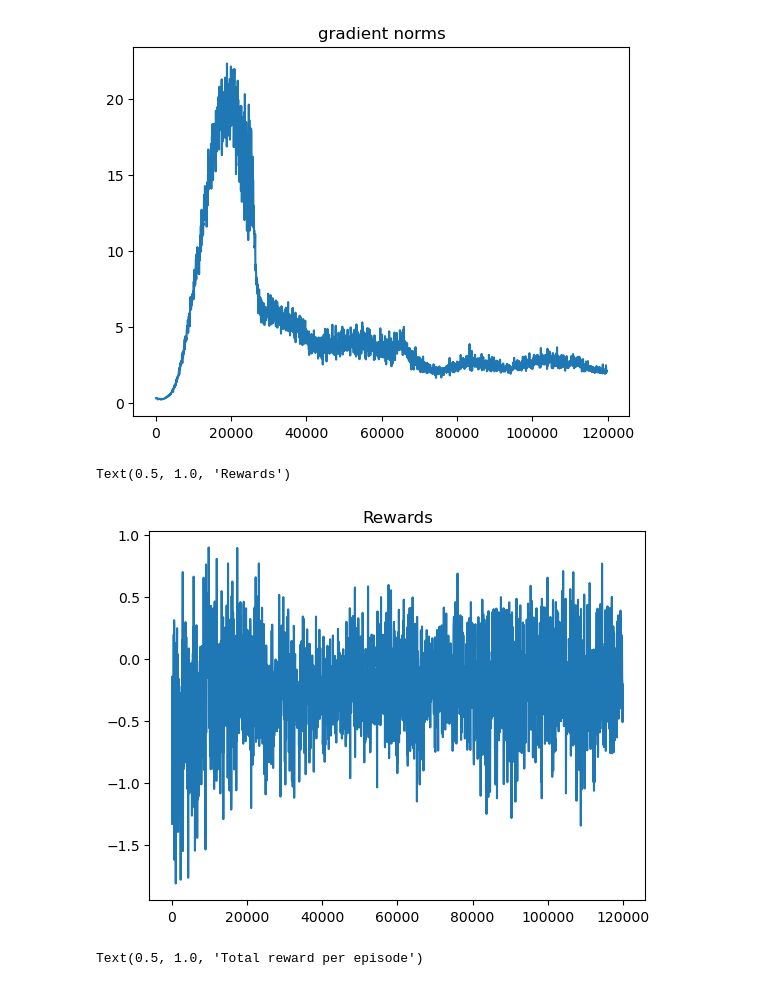
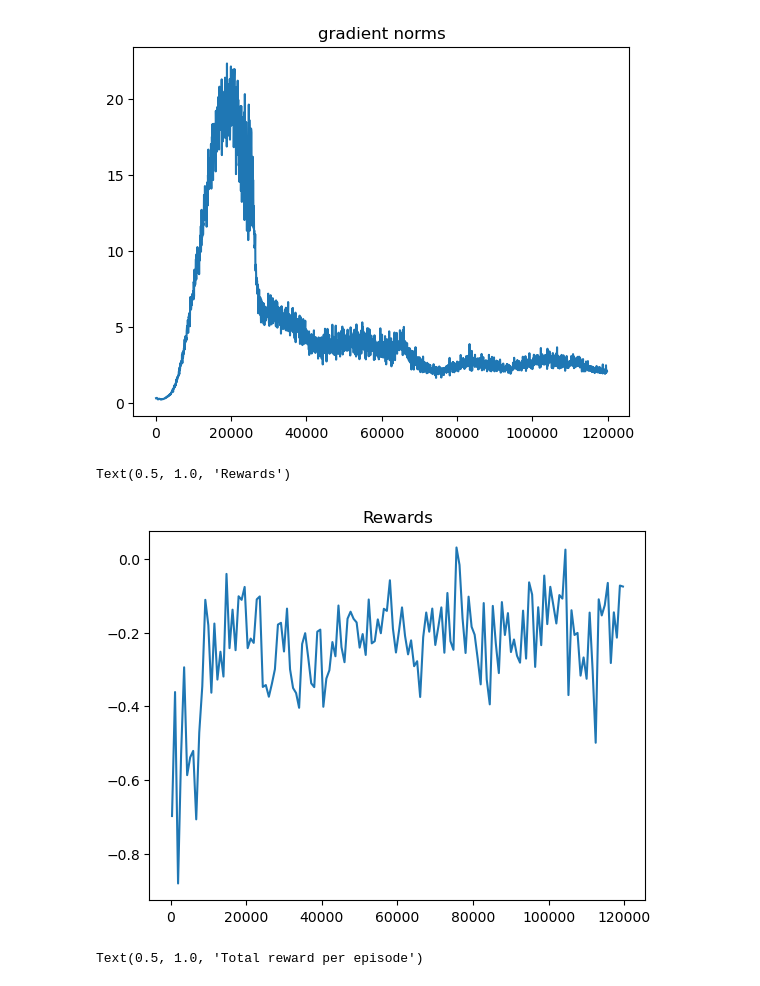
Before and after one commit to vinzenzuhr/RL_VisualSymptomChecker, a Jupyter notebook: RL environment.ipynb, the cells around one changed output. Saved outputs shown, nothing was run; the diff lists cells and outputs as text; code cells hidden in the pictures.

```diff
--- a/RL environment.ipynb
+++ b/RL environment.ipynb
@@ -110,7 +110,7 @@ class Env:
                 likelihood+=(1-self._condition_symptom_probabilities[condition][symptom])
 
         prior = self._current_state[list(self._condition_symptom_probabilities.keys()).index(condition)]
-        return likelihood*prior
+        return likelihood+prior
 
     def reward(self) -> float:
         #TODO: Is it a problem when the reward gets smaller and smaller?
@@ -315,12 +315,12 @@ plt.title("gradient norms")
 Text(0.5, 1.0, 'gradient norms')
 [figure]
 # %%
-t,y = averagewindow(rewards, d=50)
+t,y = averagewindow(rewards, d=800)
 plt.plot(t,y)
 plt.title("Rewards")
 # %% [output]
 Text(0.5, 1.0, 'Rewards')
-[figure, old version]
+[figure, new version]
 # %%
 t,y = averagewindow(total_reward_per_episode, d=50)
 plt.plot(t,y)
```
